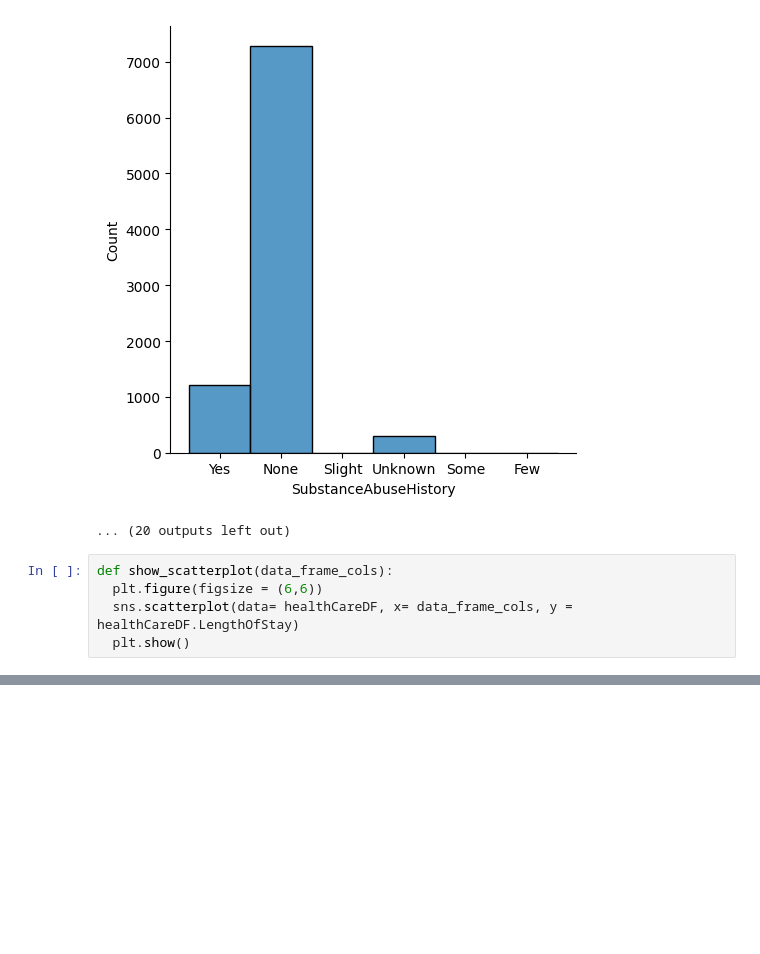
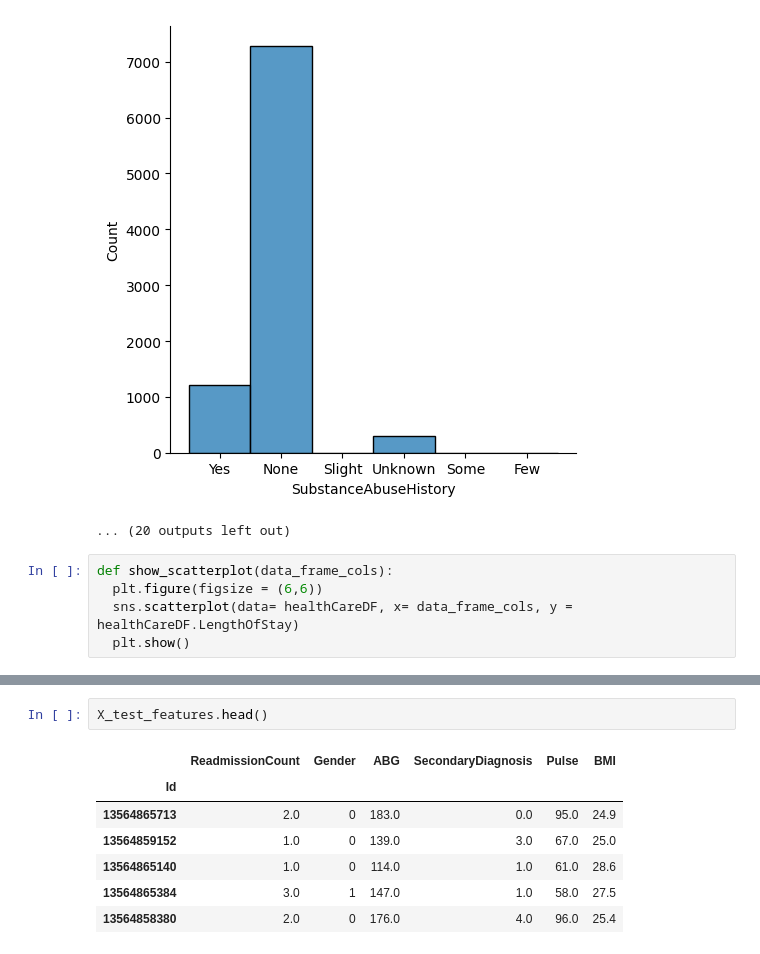
Before and after one commit to amannain122/Health-Project-ML-Group-C, a Jupyter notebook: Machine_Learning_Assignment.ipynb, the cells around one changed output, grey strips where cells are left out. Saved outputs shown, nothing was run; the diff lists cells and outputs as text; blank space fills up the shorter version.

```diff
--- a/Machine_Learning_Assignment.ipynb
+++ b/Machine_Learning_Assignment.ipynb
@@ -220,0 +250,10 @@ def show_scatterplot(data_frame_cols):
+# %%
+X_test_features.head()
+# %% [output]
+|  | ReadmissionCount | Gender | ABG | SecondaryDiagnosis | Pulse | BMI |
+| Id |  |  |  |  |  |  |
+| 13564865713 | 2.0 | 0 | 183.0 | 0.0 | 95.0 | 24.9 |
+| 13564859152 | 1.0 | 0 | 139.0 | 3.0 | 67.0 | 25.0 |
+| 13564865140 | 1.0 | 0 | 114.0 | 1.0 | 61.0 | 28.6 |
+| 13564865384 | 3.0 | 1 | 147.0 | 1.0 | 58.0 | 27.5 |
+| 13564858380 | 2.0 | 0 | 176.0 | 4.0 | 96.0 | 25.4 |
```
Also changed, not shown: parts of 12 cells of this notebook.
